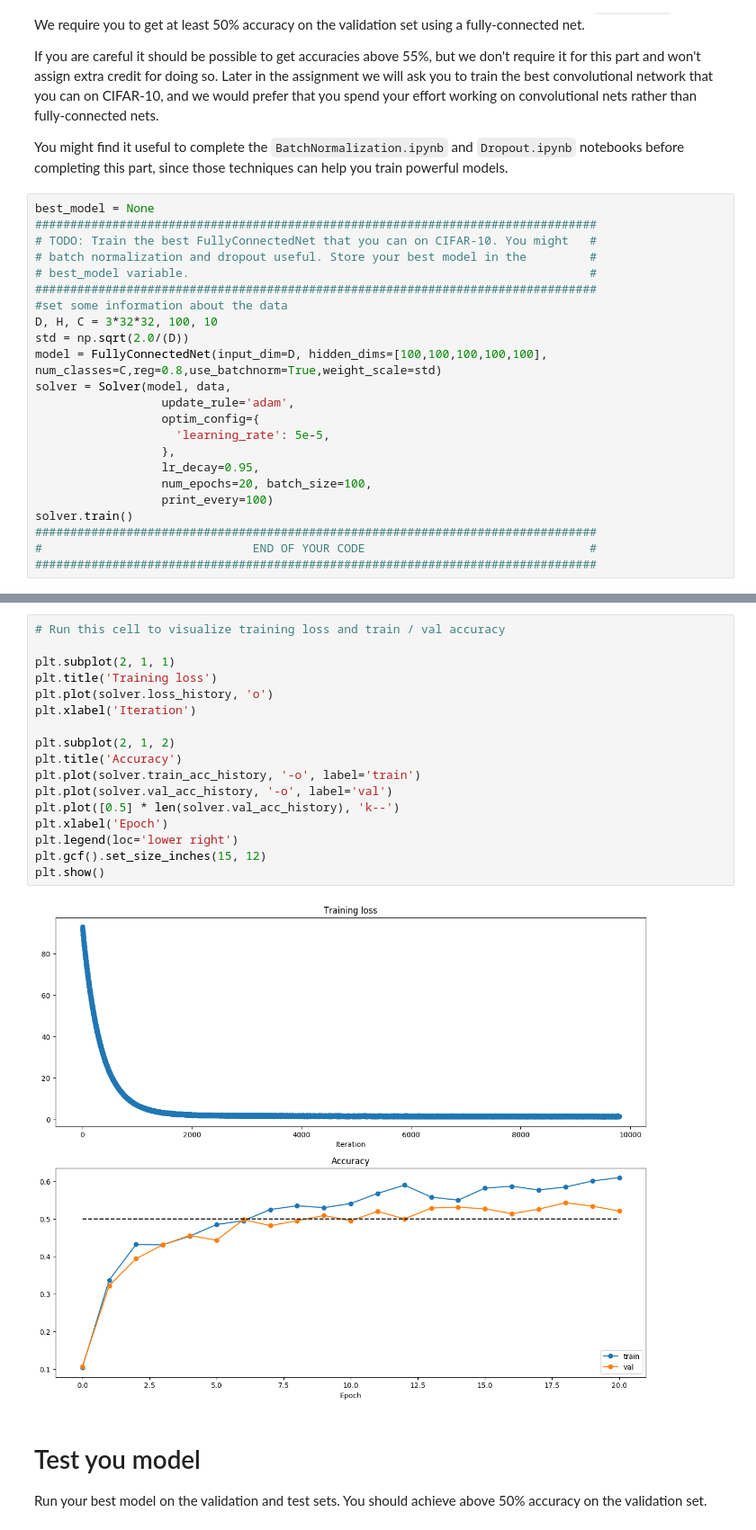
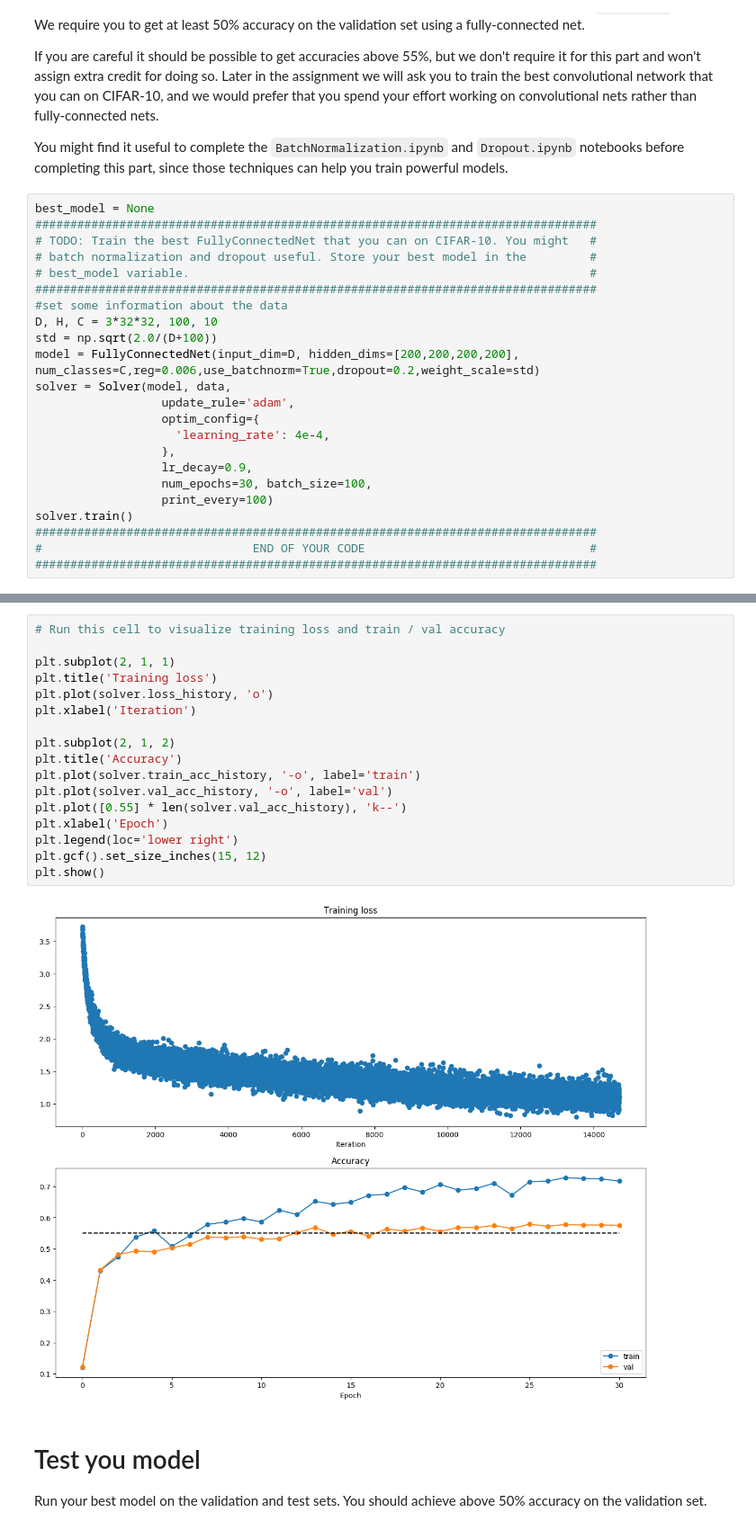
Before and after one commit to franklyd/cs231n-Convolutional-Neural-Networks, a Jupyter notebook: assignment2/FullyConnectedNets.ipynb, the cells around one changed output, grey strips where cells are left out. Shown at 90% size. Cells and saved outputs as stored; diff of their text form.

```diff
--- a/assignment2/FullyConnectedNets.ipynb
+++ b/assignment2/FullyConnectedNets.ipynb
@@ -794,15 +794,15 @@ best_model = None
 ################################################################################
 #set some information about the data
 D, H, C = 3*32*32, 100, 10
-std = np.sqrt(2.0/(D))
-model = FullyConnectedNet(input_dim=D, hidden_dims=[100,100,100,100,100], num_classes=C,reg=0.8,use_batchnorm=True,weight_scale=std)
+std = np.sqrt(2.0/(D+100))
+model = FullyConnectedNet(input_dim=D, hidden_dims=[200,200,200,200], num_classes=C,reg=0.006,use_batchnorm=True,dropout=0.2,weight_scale=std)
 solver = Solver(model, data,
                   update_rule='adam',
                   optim_config={
-                    'learning_rate': 5e-5,
+                    'learning_rate': 4e-4,
                   },
-                  lr_decay=0.95,
-                  num_epochs=20, batch_size=100,
+                  lr_decay=0.9,
+                  num_epochs=30, batch_size=100,
                   print_every=100)
 solver.train()
 ################################################################################
@@ -829,22 +829,22 @@ solver.train()
 # %%
 # Run this cell to visualize training loss and train / val accuracy
 
 plt.subplot(2, 1, 1)
 plt.title('Training loss')
 plt.plot(solver.loss_history, 'o')
 plt.xlabel('Iteration')
 
 plt.subplot(2, 1, 2)
 plt.title('Accuracy')
 plt.plot(solver.train_acc_history, '-o', label='train')
 plt.plot(solver.val_acc_history, '-o', label='val')
-plt.plot([0.5] * len(solver.val_acc_history), 'k--')
+plt.plot([0.55] * len(solver.val_acc_history), 'k--')
 plt.xlabel('Epoch')
 plt.legend(loc='lower right')
 plt.gcf().set_size_inches(15, 12)
 plt.show()
 # %% [output]
-[figure, old version]
+[figure, new version]
 # %% [markdown]
 # Test you model
 Run your best model on the validation and test sets. You should achieve above 50% accuracy on the validation set.
```
Also changed, not shown: parts of 2 cells of this notebook.
